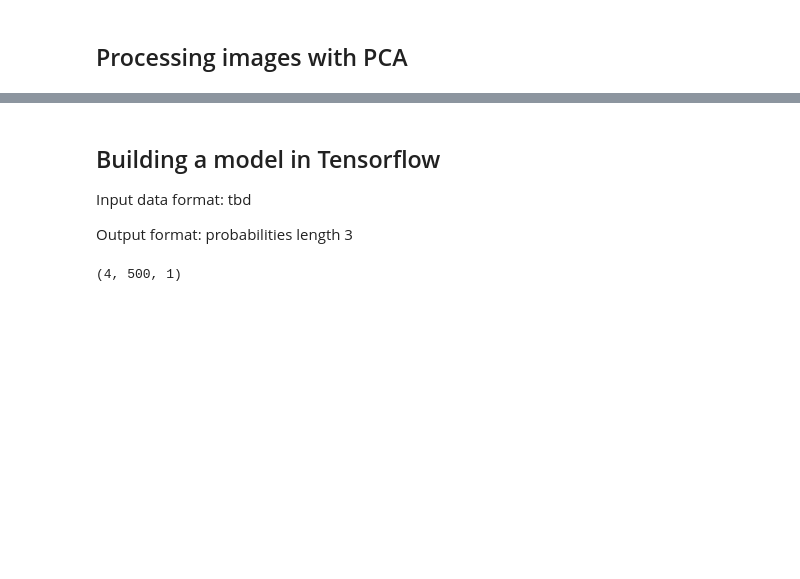
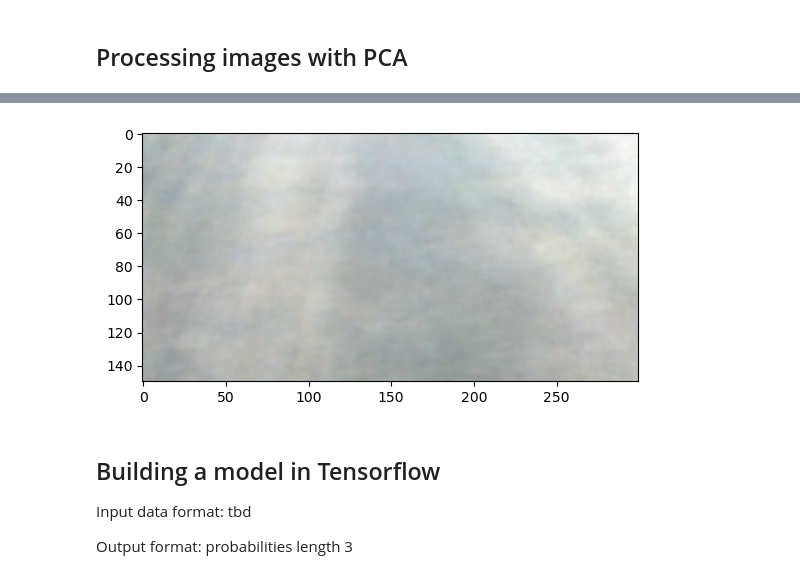
Before and after one commit to mx956/EECE568_ML_PVS_Project, a Jupyter notebook: Road_Surface_Type_Classification/road_classification_Matt.ipynb, the cells around one changed output, grey strips where cells are left out. Cells and saved outputs as stored; diff of their text form; code cells hidden in the pictures; blank space fills up the shorter version.

```diff
--- a/Road_Surface_Type_Classification/road_classification_Matt.ipynb
+++ b/Road_Surface_Type_Classification/road_classification_Matt.ipynb
@@ -356,3 +591,11 @@ plt.imshow(X_recon[150].reshape([h,w,d]))
+# %%
+if REDUC_PCA:
+    plt.imshow(X_test_recon[150].reshape([h,w,d]))
+
+    del X_test_recon
+    gc.collect()
+# %% [output]
+[figure, added]
 # %% [markdown]
 ## Building a model in Tensorflow
 
@@ -369,14 +611,0 @@ import tensorflow.keras.layers as tf_layers
-# %%
-batch_size = BATCH_SZ
-
-with tf.device('/cpu:0'):
-    # Creating a TensorFlow dataset
-    train_dataset = tf.data.Dataset.from_tensor_slices((X_trans.reshape((X_trans.shape[0], X_trans.shape[1],1)), Y))
-
-    # Shuffle and batch the dataset (adjust batch size as needed)
-    train_dataset = train_dataset.shuffle(len(X)).batch(batch_size)
-
-for x, y in train_dataset.take(1):
-    print(x.shape)
-# %% [output]
-(4, 500, 1)
```
Also changed, not shown: parts of 39 cells of this notebook.
